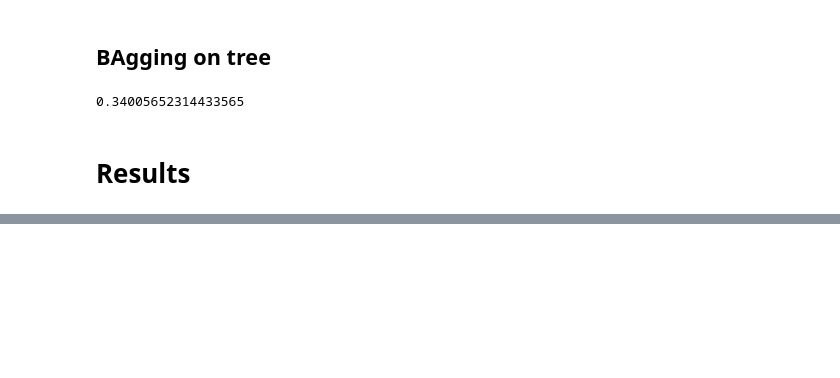
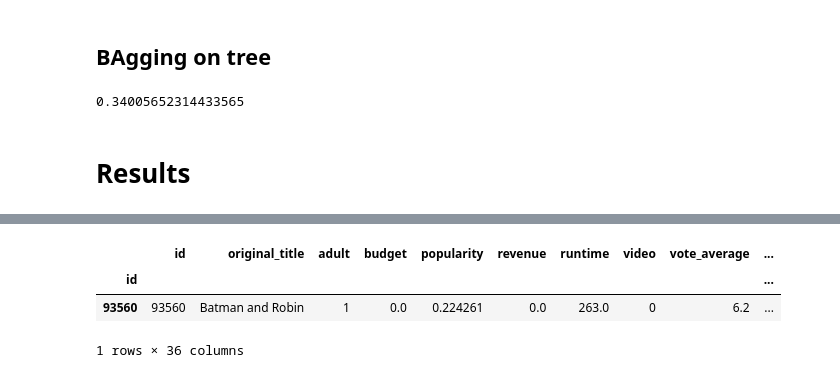
Before and after one commit to wvmrtn/data-science-in-practice, a Jupyter notebook: Project/modelling.ipynb, the cells around one changed output, grey strips where cells are left out. Cells and saved outputs as stored; diff of their text form; code cells hidden in the pictures; blank space fills up the shorter version.

```diff
--- a/Project/modelling.ipynb
+++ b/Project/modelling.ipynb
@@ -386,0 +403,14 @@ sampled_movies
+# %%
+# batman and robin
+batman = all_data[all_data['original_title'] == 'Batman and Robin']
+X_batman = X_test.loc[batman.index]
+y_predict_svm_batman = regr_r2.predict(X_batman)
+print(y_predict_svm_batman)
+y_predict_tre_batman = reg_tree.predict(X_batman)
+print(y_predict_tre_batman)
+batman
+# %% [output]
+|  | id | original_title | adult | budget | popularity | revenue | runtime | video | vote_average | ... |
+| id |  |  |  |  |  |  |  |  |  | ... |
+| 93560 | 93560 | Batman and Robin | 1 | 0.0 | 0.224261 | 0.0 | 263.0 | 0 | 6.2 | ... |
+1 rows × 36 columns
```
Also changed, not shown: parts of 1 cell of this notebook.
